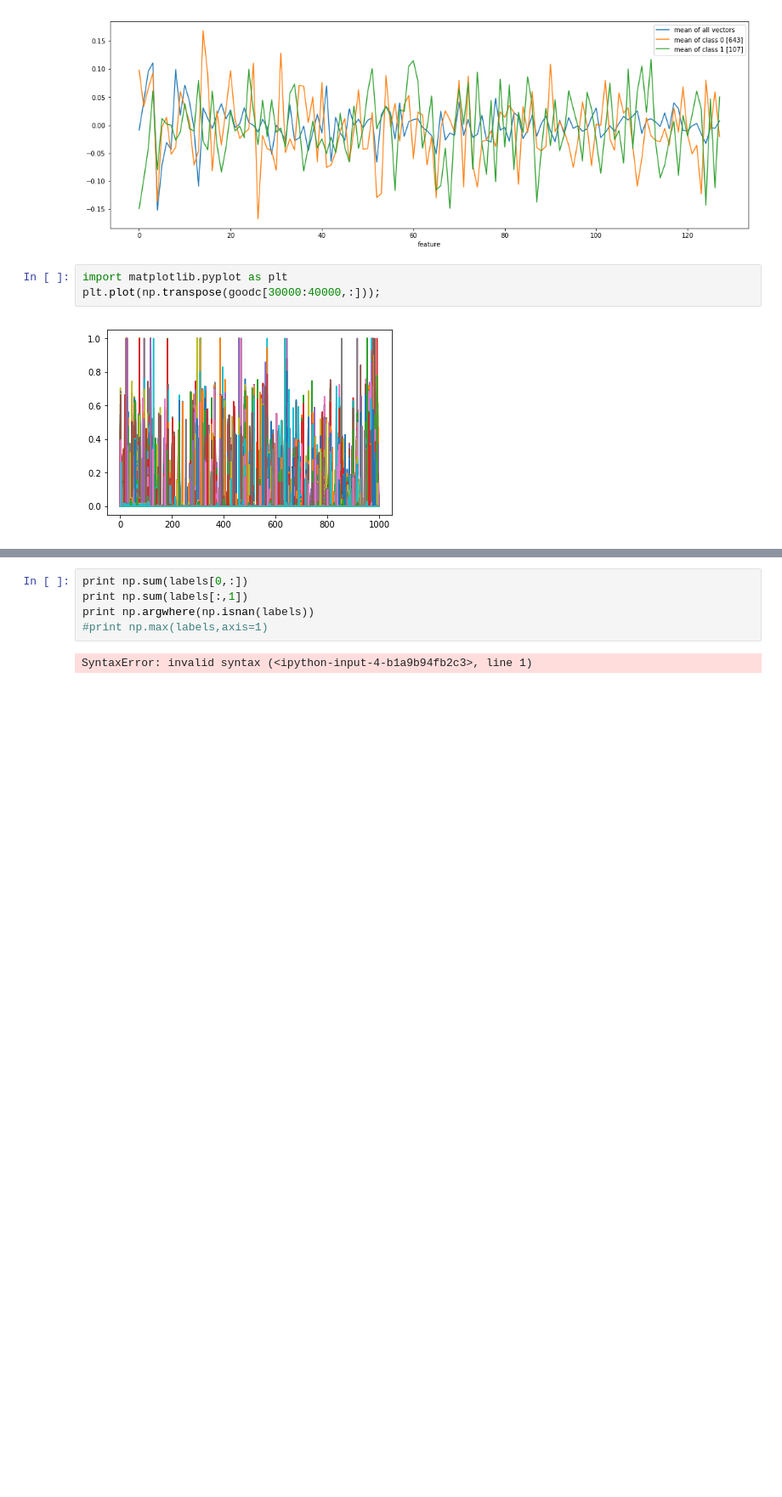
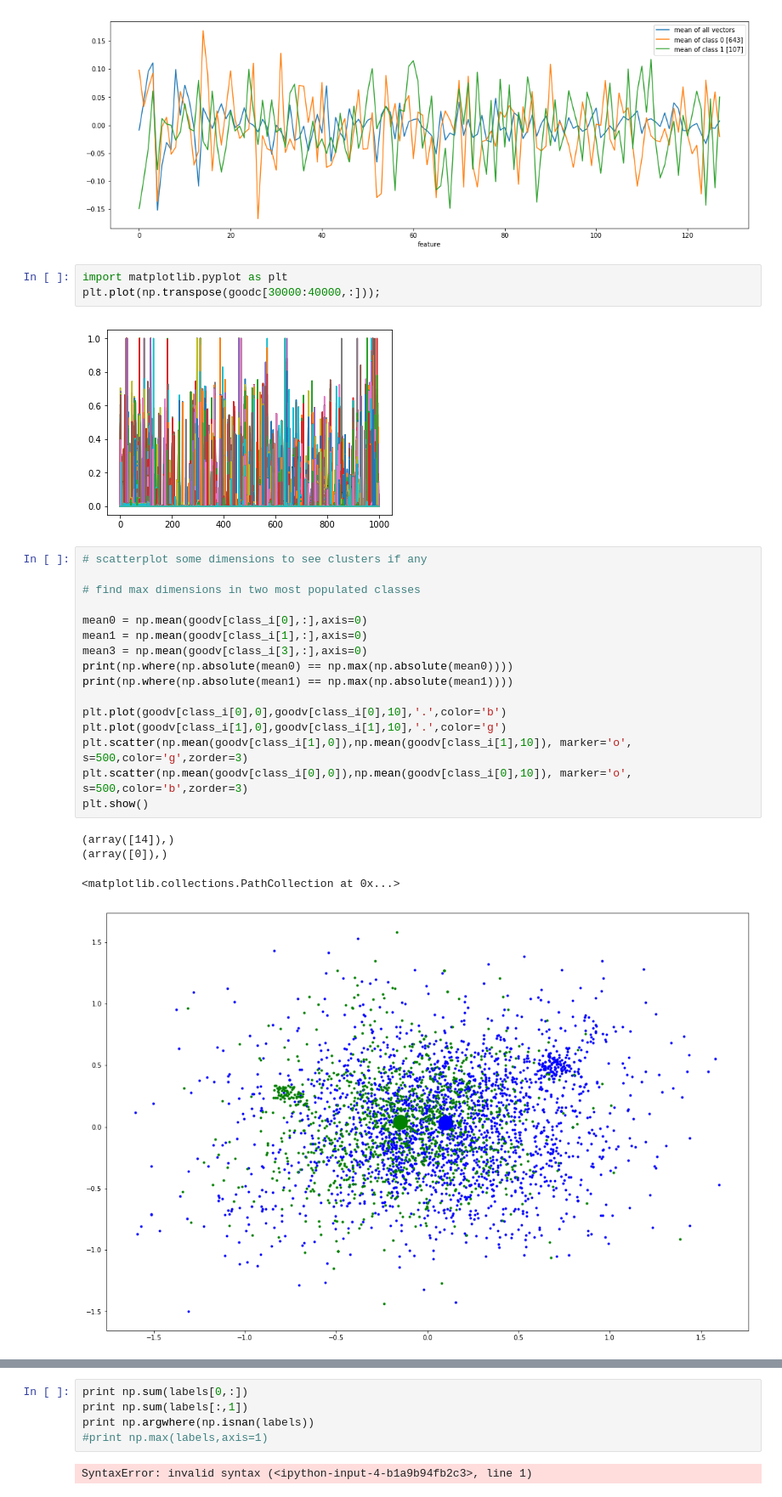
Before and after one commit to headrotor/ganalysis, a Jupyter notebook: ganalyze.ipynb, the cells around one changed output, grey strips where cells are left out. Shown: that part at 85% size. Drawn from its saved outputs; the diff is of its cells as text; blank space fills up the shorter version.

```diff
--- a/ganalyze.ipynb
+++ b/ganalyze.ipynb
@@ -86,3 +88,24 @@ import matplotlib.pyplot as plt
 plt.plot(np.transpose(goodc[30000:40000,:]));
 # %% [output]
 [figure]
+# %%
+# scatterplot some dimensions to see clusters if any
+
+# find max dimensions in two most populated classes
+
+mean0 = np.mean(goodv[class_i[0],:],axis=0)
+mean1 = np.mean(goodv[class_i[1],:],axis=0)
+mean3 = np.mean(goodv[class_i[3],:],axis=0)
+print(np.where(np.absolute(mean0) == np.max(np.absolute(mean0))))
+print(np.where(np.absolute(mean1) == np.max(np.absolute(mean1))))
+
+plt.plot(goodv[class_i[0],0],goodv[class_i[0],10],'.',color='b')
+plt.plot(goodv[class_i[1],0],goodv[class_i[1],10],'.',color='g')
+plt.scatter(np.mean(goodv[class_i[1],0]),np.mean(goodv[class_i[1],10]), marker='o', s=500,color='g',zorder=3)
+plt.scatter(np.mean(goodv[class_i[0],0]),np.mean(goodv[class_i[0],10]), marker='o', s=500,color='b',zorder=3)
+plt.show()
+# %% [output]
+(array([14]),)
+(array([0]),)
+<matplotlib.collections.PathCollection at 0x...>
+[figure, added]
```
Also changed, not shown: parts of 4 cells of this notebook.
